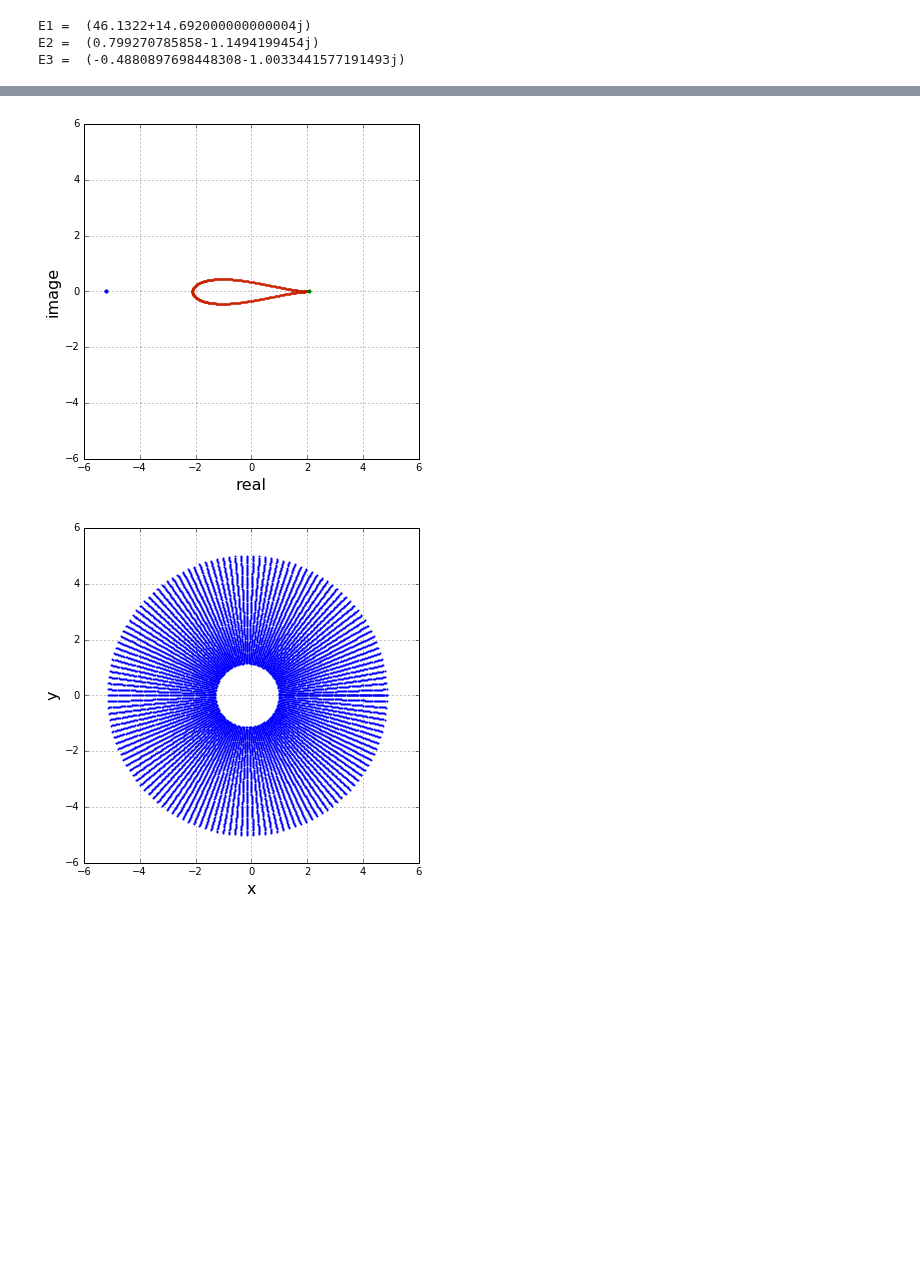
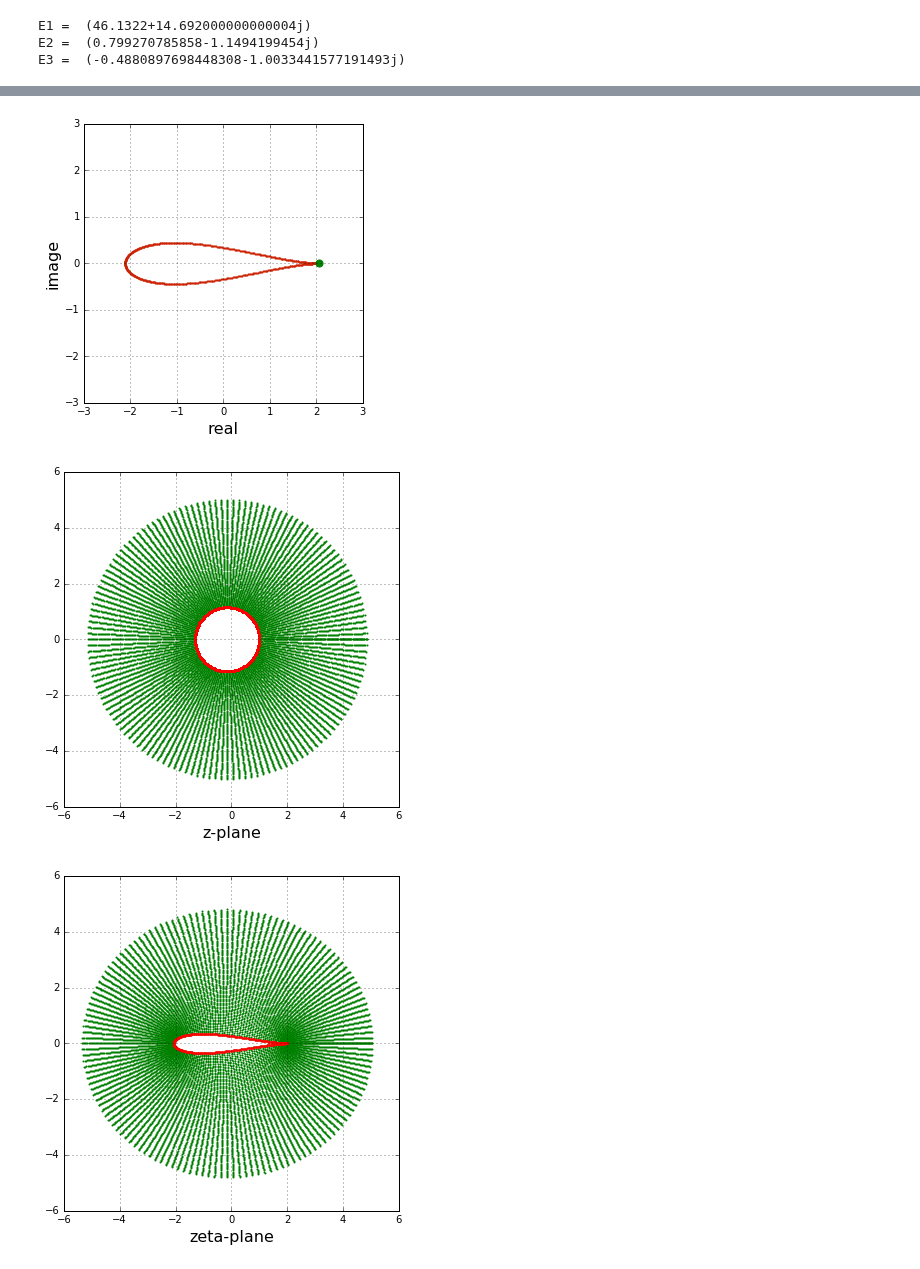
Before and after one commit to wangze233/MAE6226, a Jupyter notebook: Assignment_2.ipynb, the cells around one changed output, grey strips where cells are left out. Cells and saved outputs as stored; diff of their text form; code cells hidden in the pictures; blank space fills up the shorter version.

```diff
--- a/Assignment_2.ipynb
+++ b/Assignment_2.ipynb
@@ -93,18 +83,14 @@ pyplot.scatter(zeta_x_origin,zeta_y_origin,color='b',s=10,marker='o');
 c=1
 R=1.2
 x_c,y_c=c-R,0
-zeta_real,zeta_imag=get_zetaplane(R,c,x_c,y_c)
-x=zeta_real
-y=zeta_imag
-zeta_x_origin,zeta_y_origin=get_origin(x_c,y_c)
-pyplot.figure(figsize=(6,6))
+x_xi_shape,y_xi_shape=get_xi_shape(R,c,x_c,y_c)
+pyplot.figure(figsize=(5,5))
 pyplot.grid(True)
 pyplot.xlabel('real',fontsize=16)
 pyplot.ylabel('image',fontsize=16)
-pyplot.xlim(-6,6)
-pyplot.ylim(-6,6)
-pyplot.scatter(x,y,color='#CD2305', s=1, marker='o');
-pyplot.scatter(zeta_x_origin,zeta_y_origin,color='b',s=10,marker='o');
+pyplot.xlim(-3,3)
+pyplot.ylim(-3,3)
+pyplot.scatter(x_xi_shape,y_xi_shape,color='#CD2305', s=1, marker='o');
 
 #find the point of trailing edge
 theta_trail= 0
@@ -114,29 +100,42 @@ z=a+b*1j
 Z=z+1/z
 x_trail=Z.real
 y_trail=Z.imag
-pyplot.scatter(x_trail,y_trail,color='g',s=10,marker='o');
+pyplot.scatter(x_trail,y_trail,color='g',s=50,marker='o');
 # From the plot we can see the green point is the trail point
 # When theta is 0,the point corresponds to the trailing edge of the airfoil
 # %% [output]
-[figure, old version]
+[figure, new version]
 # %%
-#Exercise 3
+# Exercise 3 Grid points on the z-plane and xi-plane
 x_c,y_c=-0.15,0
 R=1.15
 c=1
 N_r=100
 N_theta=145
 r=numpy.linspace(R,5,N_r)
 theta=numpy.linspace(0,2*math.pi,N_theta)
-r_1,theta_1=numpy.meshgrid(r,theta)
-x=r_1*numpy.cos(theta_1)+x_c
-y=r_1*numpy.sin(theta_1)+y_c
+r_grid,theta_grid=numpy.meshgrid(r,theta)
+x_z=r_grid*numpy.cos(theta_grid)+x_c
+y_z=r_grid*numpy.sin(theta_grid)+y_c
+x_shape,y_shape=(R*numpy.cos(theta_grid)+x_c),(R*numpy.sin(theta_grid)+y_c)
 pyplot.figure(figsize=(6,6))
 pyplot.grid(True)
-pyplot.xlabel('x',fontsize=16)
-pyplot.ylabel('y',fontsize=16)
+pyplot.xlabel('z-plane',fontsize=16)
 pyplot.xlim(-6,6)
 pyplot.ylim(-6,6)
-pyplot.scatter(x,y,color='b', s=1, marker='o');
+pyplot.scatter(x_z,y_z,color='g', s=1, marker='o');
+pyplot.scatter(x_shape,y_shape,color='r', s=1, marker='o');
+
+#get the plot in ξ-plane
+x_xi,y_xi=get_Joukowski_transformation(x_z,y_z,c)
+x_shape,y_shape=get_xi_shape(R,c,x_c,y_c)
+pyplot.figure(figsize=(6,6))
+pyplot.grid(True)
+pyplot.xlabel('zeta-plane',fontsize=16)
+pyplot.xlim(-6,6)
+pyplot.ylim(-6,6)
+pyplot.scatter(x_xi,y_xi,color='g', s=1, marker='o');
+pyplot.scatter(x_shape,y_shape,color='r', s=1, marker='o');
 # %% [output]
-[figure, old version]
+[figure, new version]
+[figure, added]
```
Also changed, not shown: parts of 13 cells of this notebook.
